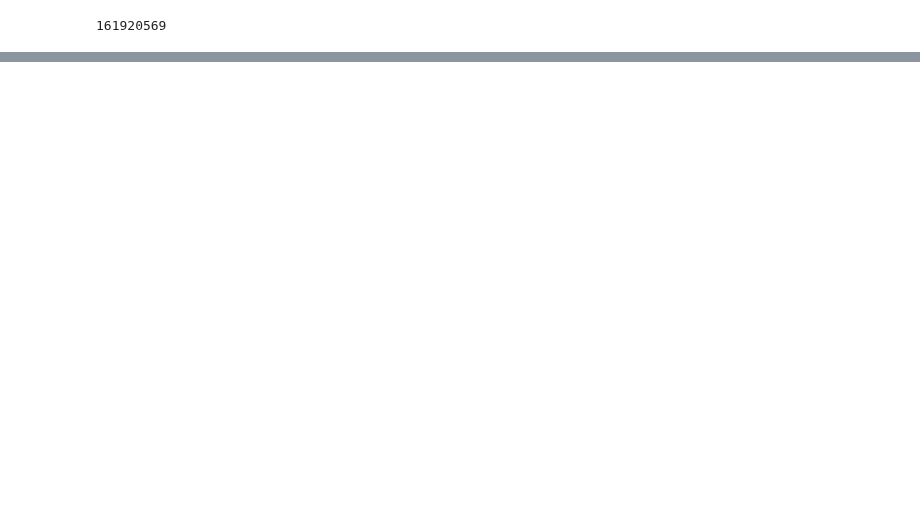
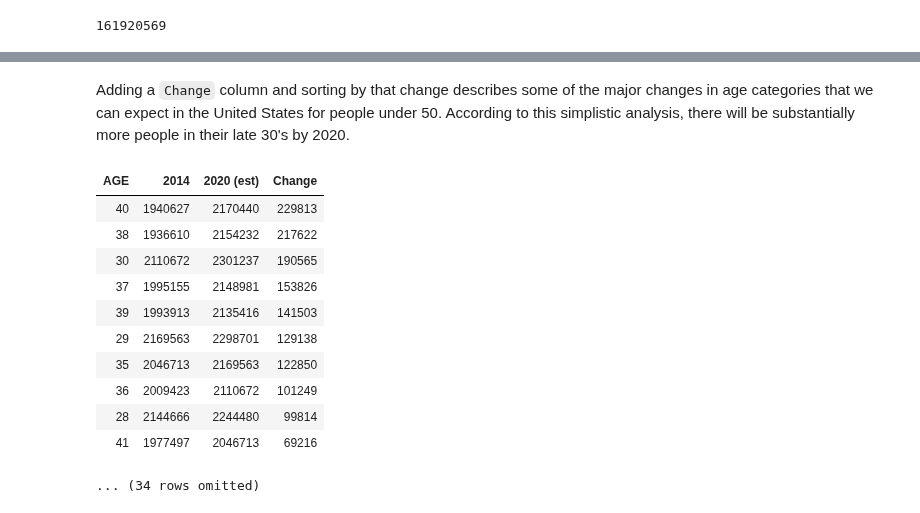
Before and after one commit to data-8/data-8.github.io, a Jupyter notebook: text/examples/Tables.ipynb, the cells around one changed output, grey strips where cells are left out. Saved outputs shown, nothing was run; the diff lists cells and outputs as text; code cells hidden in the pictures; blank space fills up the shorter version.

```diff
--- a/text/examples/Tables.ipynb
+++ b/text/examples/Tables.ipynb
@@ -215,0 +310,3 @@ sum(females['2014'])
+# %%
+future = joined.select(['AGE', '2014', '2014_2']).relabel('2014_2', '2020 (est)')
+future
@@ -215,0 +326,19 @@ sum(females['2014'])
+# %% [markdown]
+Adding a `Change` column and sorting by that change describes some of the major changes in age categories that we can expect in the United States for people under 50. According to this simplistic analysis, there will be substantially more people in their late 30's by 2020.
+# %%
+predictions = future.where(future['AGE'] < 50)
+predictions['Change'] = predictions['2020 (est)'] - predictions['2014']
+predictions.sort('Change', descending=True)
+# %% [output]
+| AGE | 2014 | 2020 (est) | Change |
+| 40 | 1940627 | 2170440 | 229813 |
+| 38 | 1936610 | 2154232 | 217622 |
+| 30 | 2110672 | 2301237 | 190565 |
+| 37 | 1995155 | 2148981 | 153826 |
+| 39 | 1993913 | 2135416 | 141503 |
+| 29 | 2169563 | 2298701 | 129138 |
+| 35 | 2046713 | 2169563 | 122850 |
+| 36 | 2009423 | 2110672 | 101249 |
+| 28 | 2144666 | 2244480 | 99814 |
+| 41 | 1977497 | 2046713 | 69216 |
+... (34 rows omitted)
```
Also changed, not shown: parts of 17 cells of this notebook, 3 other files.
